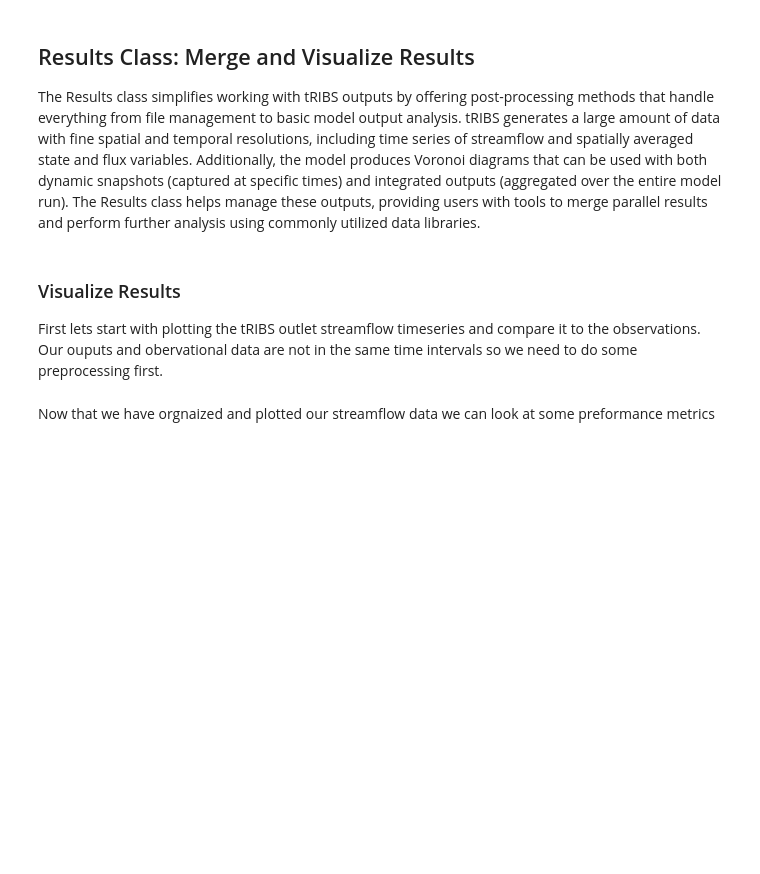
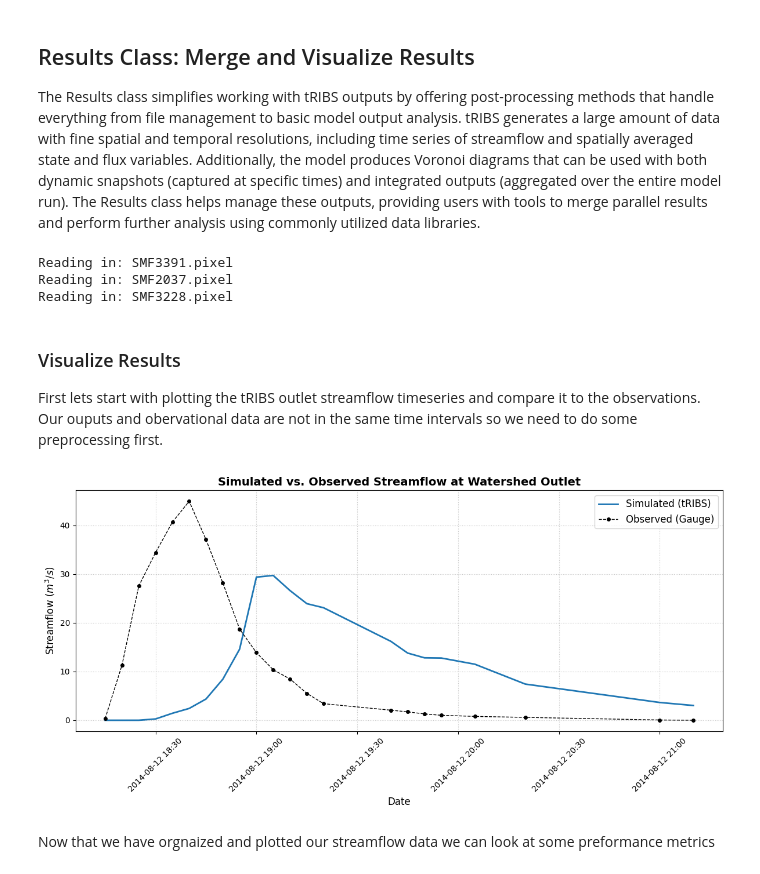
Before and after one commit to SuseendarSR/SMF-Original-Copy, a Jupyter notebook: workspaces/SMF_pytRIBS/smf_demo/Run_Model_CONT.ipynb, the cells around one changed output. Drawn from its saved outputs; the diff is of its cells as text; code cells hidden in the pictures; blank space fills up the shorter version.

Commit message:
Cont Sim

```diff
--- a/workspaces/SMF_pytRIBS/smf_demo/Run_Model_CONT.ipynb
+++ b/workspaces/SMF_pytRIBS/smf_demo/Run_Model_CONT.ipynb
@@ -67,7 +69,7 @@ name ='SMF'
 epsg = 26912
 proj = Project(os.getcwd(),name,epsg)
 # With this command below pytRIBS will read the input file to ge tthe filepaths of all output locations
-results = Results('SMF.in',meta=proj.meta)
+results = Results('SMF_CONT.in',meta=proj.meta)
 # %%
 gdf = results.voronoi.merge(results.int_spatial_vars,on='ID')
 results.get_mrf_results()
@@ -76,6 +78,10 @@ results.get_element_results()
 strmflw_sim_raw = results.get_qout_results()
 mrf = results.mrf['mrf']
 mrf.set_index('Time',inplace=True)
+# %% [output]
+Reading in: SMF3391.pixel
+Reading in: SMF2037.pixel
+Reading in: SMF3228.pixel
 # %% [markdown]
 ### Visualize Results
 First lets start with plotting the tRIBS outlet streamflow timeseries and compare it to the observations. Our ouputs and obervational data are not in the same time intervals so we need to do some preprocessing first.
@@ -119,35 +125,37 @@ compare_df = pd.DataFrame({
 }).dropna()
 
 # Define the start and end of the storm event you want to focus on. so we can clip the dataframe
-event_start = '2014-09-08 00:00'
-event_end   = '2014-09-08 23:00'
+event_start = '2014-08-12 16:00'
+event_end   = '2014-08-12 22:00'
 event_df = compare_df.loc[event_start:event_end]
 
 
 # PLOTTING THE HYDROGRAPHS
 fig, ax = plt.subplots(figsize=(12, 6))
 
 # Plot Simulated as a solid blue line
 ax.plot(event_df.index, event_df['Simulated'],
         label='Simulated (tRIBS)', color='#1f77b4', linewidth=2)
 # Plot Observed as black dots/dashed line
 ax.plot(event_df.index, event_df['Observed'],
         label='Observed (Gauge)', color='black', marker='o', markersize=4, linestyle='--', linewidth=1)
 
 # Formatting the plot
 ax.set_title('Simulated vs. Observed Streamflow at Watershed Outlet', fontsize=14, fontweight='bold')
 ax.set_ylabel('Streamflow ($m^3/s$)', fontsize=12)
 ax.set_xlabel('Date', fontsize=12)
 
 # Format the x-axis
 ax.xaxis.set_major_formatter(mdates.DateFormatter('%Y-%m-%d %H:%M'))
 plt.xticks(rotation=45)
 
 ax.legend(fontsize=12)
 ax.grid(True, linestyle=':', alpha=0.7)
 
 plt.tight_layout()
 plt.show()
+# %% [output]
+[figure, added]
 # %% [markdown]
 Now that we have orgnaized and plotted our streamflow data we can look at some preformance metrics
 # %%
```
Also changed, not shown: parts of 5 cells of this notebook, 4 other files.
